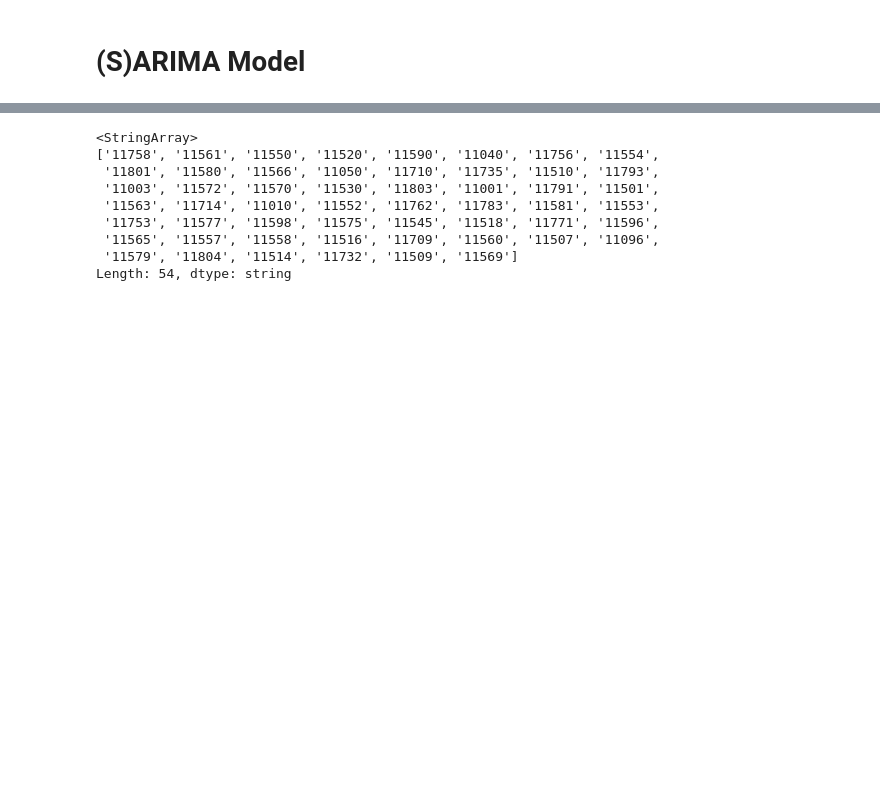
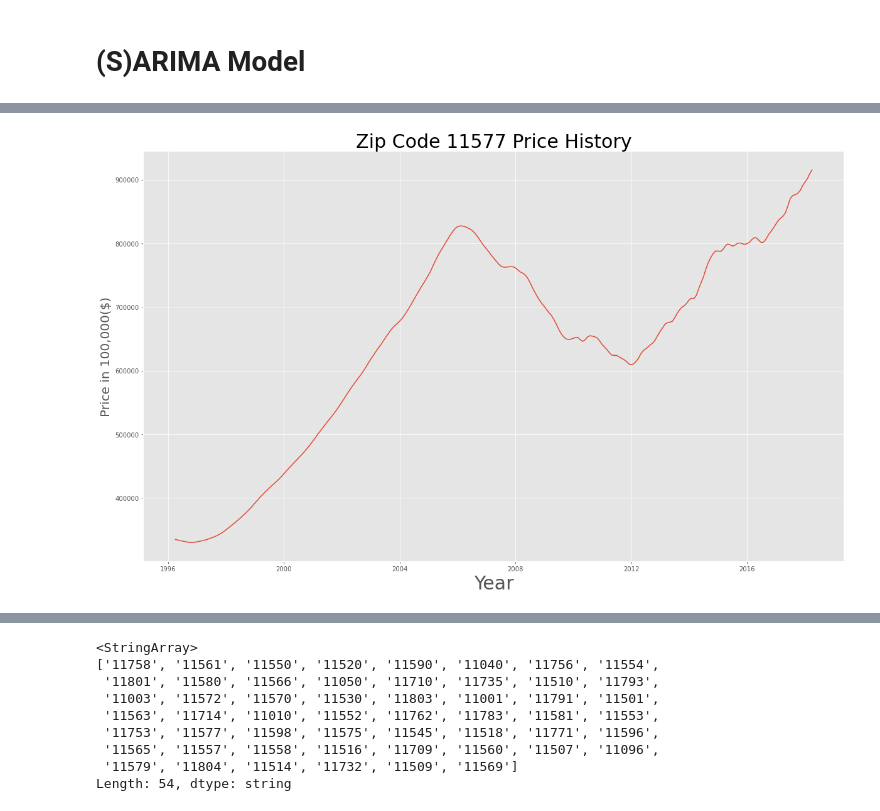
Before and after one commit to khwilliamkim/Zillow_Real_Estate_Time_Series_Analysis, a Jupyter notebook: Time_Series_Analysis_notebook.ipynb, the cells around one changed output, grey strips where cells are left out. Cells and saved outputs as stored; diff of their text form; code cells hidden in the pictures; blank space fills up the shorter version.

```diff
--- a/Time_Series_Analysis_notebook.ipynb
+++ b/Time_Series_Analysis_notebook.ipynb
@@ -812,0 +812,5 @@ We want to build a Time Series model to predict the future ROI for each zip code
+# %%
+# Dataframe containining historical prices of the 11577 Zip Code.
+z11577 = lidf_melt[lidf_melt['Zipcode']=='11577']
+# %%
+z11577 = z11577.drop(['Zipcode'], axis = 'columns')
@@ -812,0 +834,10 @@ We want to build a Time Series model to predict the future ROI for each zip code
+# %%
+# Visualizing our Time Series Data for zipcode- 11577
+fig, ax = plt.subplots(figsize=(20,12))
+ax.plot(z11577)
+
+ax.set_xlabel('Year', fontsize=30)
+ax.set_ylabel('Price in 100,000($)',fontsize=20)
+ax.set_title('Zip Code 11577 Price History',fontsize=30);
+# %% [output]
+[figure, added]
```
Also changed, not shown: parts of 94 cells of this notebook.
